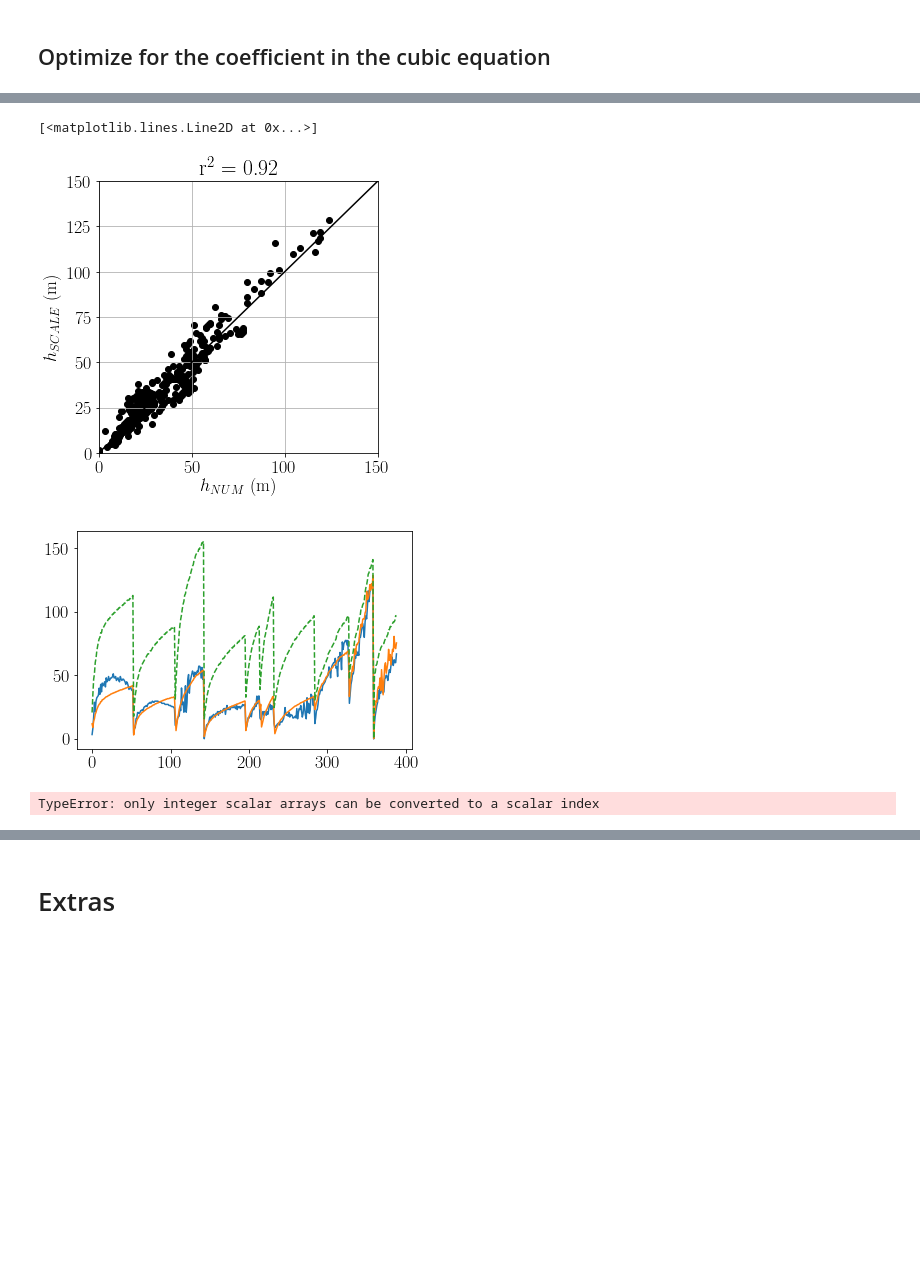
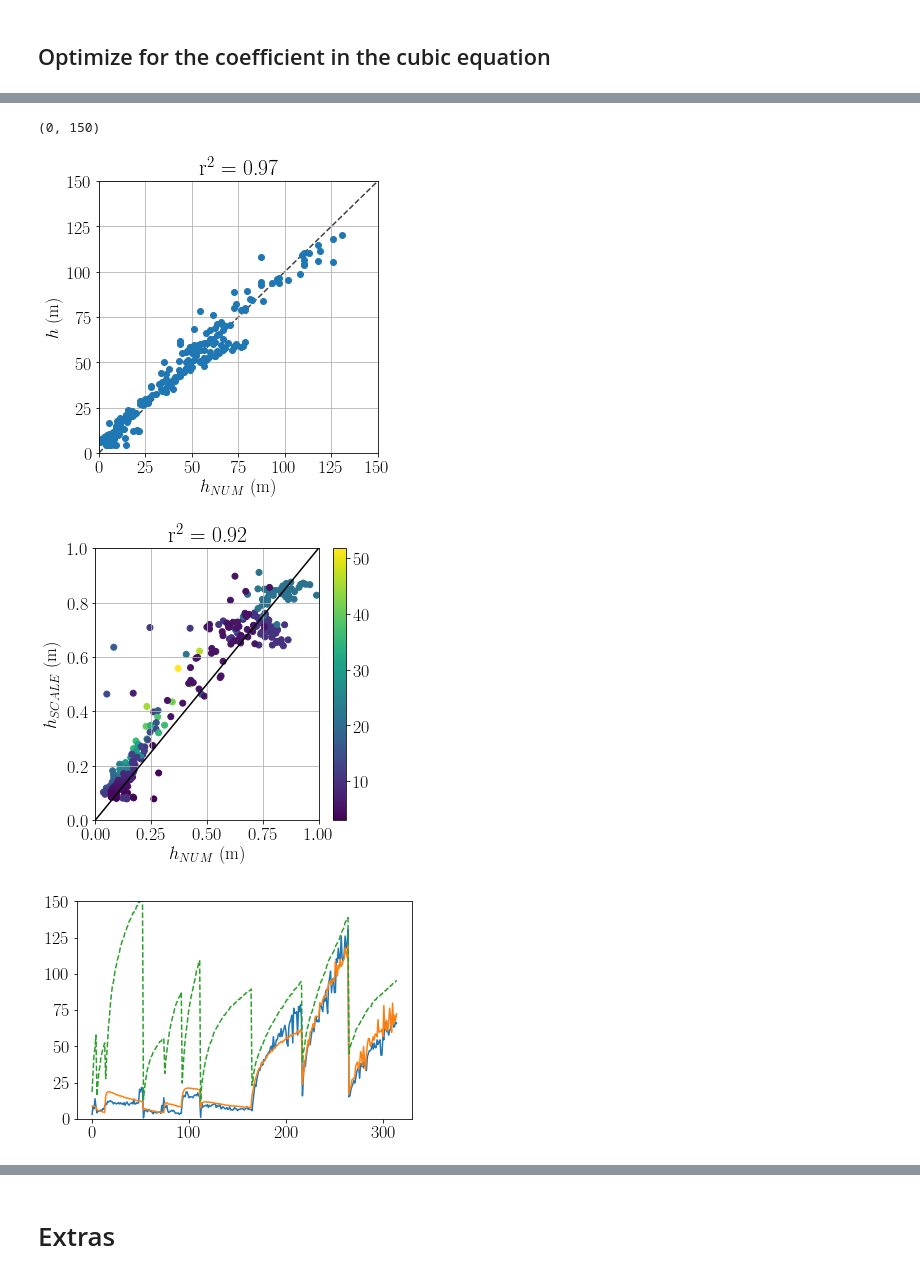
Before and after one commit to wenegrat/SI_ON_A_SLOPE, a Jupyter notebook: FitConvCoeff.ipynb, the cells around one changed output, grey strips where cells are left out. Cells and saved outputs as stored; diff of their text form; code cells hidden in the pictures; blank space fills up the shorter version.

```diff
--- a/FitConvCoeff.ipynb
+++ b/FitConvCoeff.ipynb
@@ -388,46 +577,63 @@ print(pcov)
 # %%
-mask =  np.logical_and(MOdepth/(Htotal) < 100000, ydata>2e-3)
+#mask =  np.logical_and(MOdepth/(Htotal) <1e10, ydata>1e-3)
+#mask =  np.logical_and(Ball/bfb>0, mask)
+
 Hop = Htotal
-en = enttotal
-fact = np.array(MOdepth/Htotal)
+#en = enttotal
+
+#fact = np.array(MOdepth/Htotal)
 
 plt.rcParams['text.usetex'] = True
 plt.rcParams.update({'font.size': 18})
 plt.rcParams['mathtext.fontset'] = 'stix'
 plt.rcParams['font.family'] = 'STIXGeneral'
 
+yvar = ydatah
 #print(np.corrcoef(np.array(hntotal), y = fitn(en, Htotal)(np.array(factor), popt[0]))**2)
 # plt.scatter(np.array(hntotal)/np.array(Htotal), fitH(np.array(factor), poptl[0]))
-fitt = fithT(en, Hop, S2a, ustartotal)(fact, 0.1, 0.33)/Hop
-fitt = fithT(en, Hop, S2a, ustartotal)(fact, 0.6, 0.38)/Hop
+#fitt = fithT(en, Hop, S2a, ustartotal)(fact, 0.1, 0.33)/Hop
+#fitt = fithT(en, Hop, S2a, ustartotal)(fact, 14, 0.38)/Hop
+fitt = fithT(en, Hop, Ball, efact, yvar)(fact, popt[0])/Hop
+#fitt = fithT(en, Hop, Ball, efact, yvar)(fact, 14.1, popt[1], popt[2])/Hop
+
+#fitt = fithT(en, Hop, Ball, efact)(fact, 2.**(-3), popt[1])/Hop
 
 plt.figure(figsize=(5,5))
-plt.scatter(np.array(ydata)[mask]*Hop[mask], fitt[mask]*Hop[mask], color='k')
-corr = np.corrcoef(np.array(ydata*Hop)[mask], np.array(fitt*Hop)[mask])
+plt.scatter(np.array(yvar)[mask]*Hop[mask], fitt[mask]*Hop[mask], zorder=2)
+corr = np.corrcoef(np.array(yvar*Hop)[mask], np.array(fitt*Hop)[mask])
 plt.title(f'r$^2$ = {corr[1,0]**2:.2}')
-plt.plot([0, np.max(Hop)], [0, np.max(Hop)], color='k')
+plt.plot([0, np.max(Hop)], [0, np.max(Hop)], color='0.25', linestyle='--', zorder=1)
 plt.ylim(0, 150); plt.xlim(0, 150)
+plt.xticks([0, 25, 50, 75, 100, 125, 150])
+plt.xlabel('$h_{NUM}$ (m)')
+plt.ylabel('$h$ (m)')
+plt.grid()
+
+plt.savefig('./MSFigs/ConvTheory.pdf', bbox_inches='tight')
+
+
+plt.figure(figsize=(5,5))
+plt.scatter(np.array(yvar)[mask], fitt[mask], c = Ball[mask]/bfb[mask])
+plt.colorbar()
+corr = np.corrcoef(np.array(yvar)[mask], np.array(fitt)[mask])
+plt.title(f'r$^2$ = {corr[1,0]**2:.2}')
+plt.plot([0, 1], [0, 1], color='k')
+plt.ylim(0, 1); plt.xlim(0, 1)
 plt.xlabel('$h_{NUM}$ (m)')
 plt.ylabel('$h_{SCALE}$ (m)')
 plt.grid()
 
-#plt.savefig('./MSFigs/ConvTheory.pdf', bbox_inches='tight')
 
 plt.figure()
-plt.plot((ydata*Hop)[mask])
+plt.plot((yvar*Hop)[mask])
 plt.plot((fitt*Hop)[mask])
+#plt.plot((nums*Hop[mask]))
+
 #plt.plot((1-popt[1]/popt[0])*Hop[mask])
 plt.plot(Hop[mask], linestyle='--')
+plt.ylim(0, 150)
 # %% [output]
-[<matplotlib.lines.Line2D at 0x...>]
+(0, 150)
-[figure, old version]
+[figure, new version]
-[figure, old version]
+[figure, new version]
+[figure, added]
-# %%
-mask = np.logical_and(MOdepth/Htotal<1, ydata>5e-3)
-plt.scatter( np.array((ydata)[mask]),()[mask], c=np.array(MOdepth)[mask])
-plt.grid()
-plt.colorbar()
-#plt.ylim(-10, 5)
-#plt.xlim(-10, 10)
-# %% [output]
-TypeError: only integer scalar arrays can be converted to a scalar index
```
Also changed, not shown: parts of 40 cells of this notebook, 7 other files.
